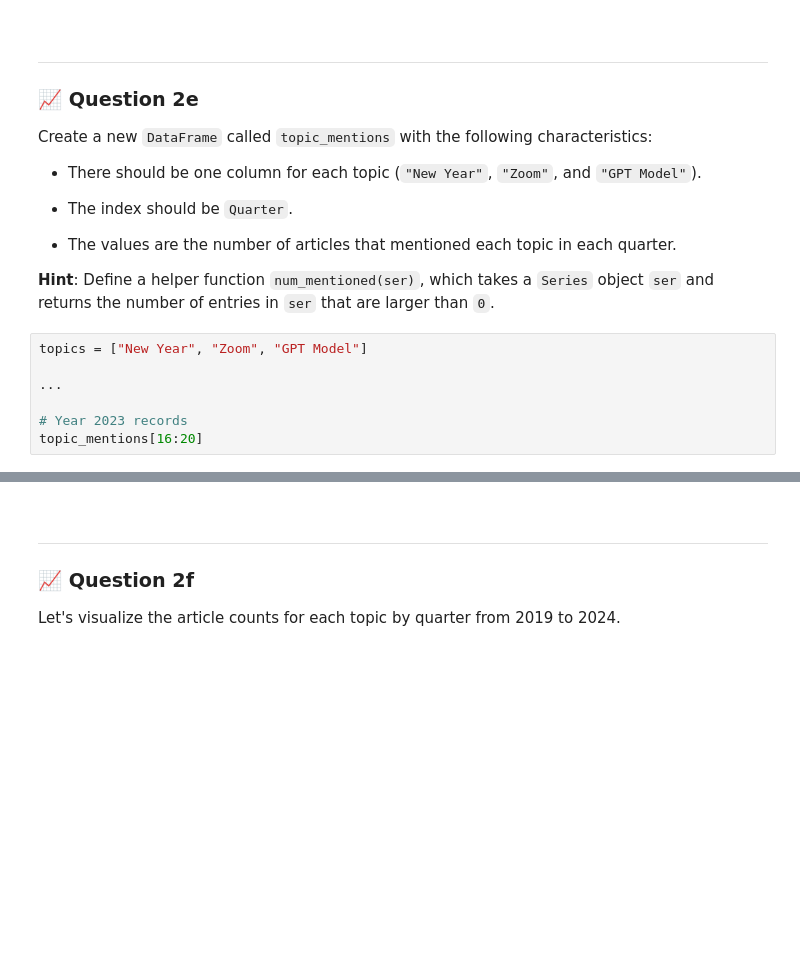
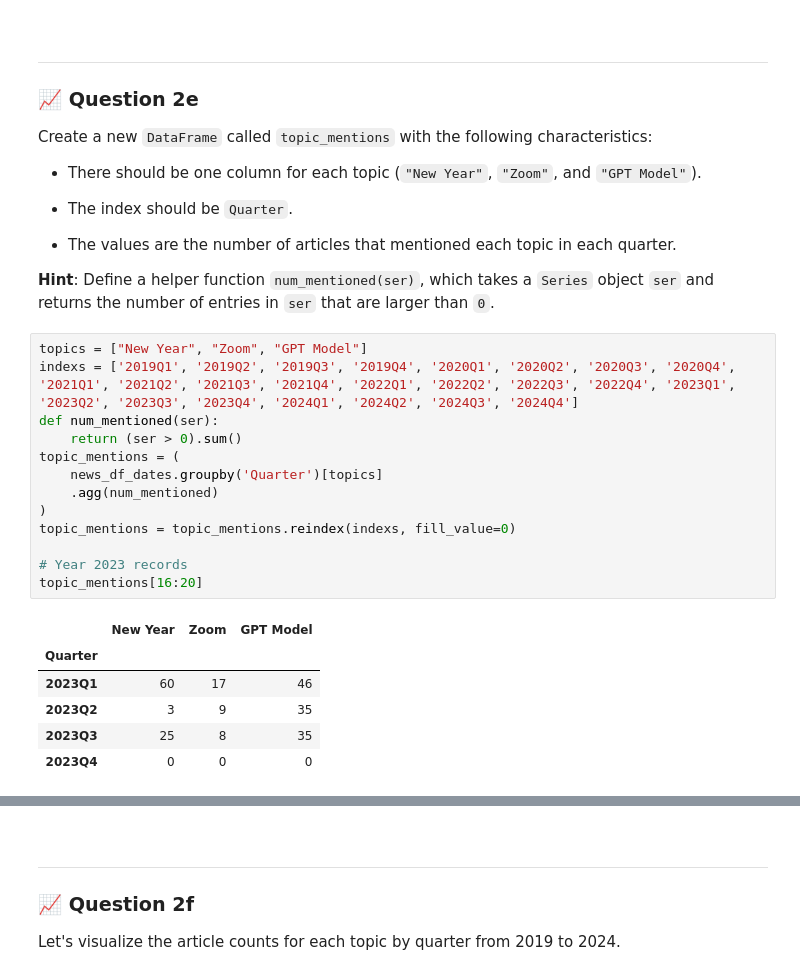
Before and after one commit to zaddle55/sp26-ds100-material, a Jupyter notebook: hw/hw03/hw03.ipynb, the cells around one changed output, grey strips where cells are left out. Saved outputs shown, nothing was run; the diff lists cells and outputs as text; blank space fills up the shorter version.

```diff
--- a/hw/hw03/hw03.ipynb
+++ b/hw/hw03/hw03.ipynb
@@ -448,12 +453,25 @@ Create a new `DataFrame` called `topic_mentions` with the following characterist
 - The values are the number of articles that mentioned each topic in each quarter.
 
 **Hint**: Define a helper function `num_mentioned(ser)`, which takes a `Series` object `ser` and returns the number of entries in `ser` that are larger than `0`.
-# %%
-topics = ["New Year", "Zoom", "GPT Model"]
-
-...
-
-# Year 2023 records
-topic_mentions[16:20]
+# %%
+topics = ["New Year", "Zoom", "GPT Model"]
+indexs = ['2019Q1', '2019Q2', '2019Q3', '2019Q4', '2020Q1', '2020Q2', '2020Q3', '2020Q4', '2021Q1', '2021Q2', '2021Q3', '2021Q4', '2022Q1', '2022Q2', '2022Q3', '2022Q4', '2023Q1', '2023Q2', '2023Q3', '2023Q4', '2024Q1', '2024Q2', '2024Q3', '2024Q4']
+def num_mentioned(ser):
+    return (ser > 0).sum()
+topic_mentions = (
+    news_df_dates.groupby('Quarter')[topics]
+    .agg(num_mentioned)
+)
+topic_mentions = topic_mentions.reindex(indexs, fill_value=0)
+
+# Year 2023 records
+topic_mentions[16:20]
+# %% [output]
+|  | New Year | Zoom | GPT Model |
+| Quarter |  |  |  |
+| 2023Q1 | 60 | 17 | 46 |
+| 2023Q2 | 3 | 9 | 35 |
+| 2023Q3 | 25 | 8 | 35 |
+| 2023Q4 | 0 | 0 | 0 |
 # %%
 grader.check("q2e")
```
Also changed, not shown: parts of 35 cells of this notebook.
